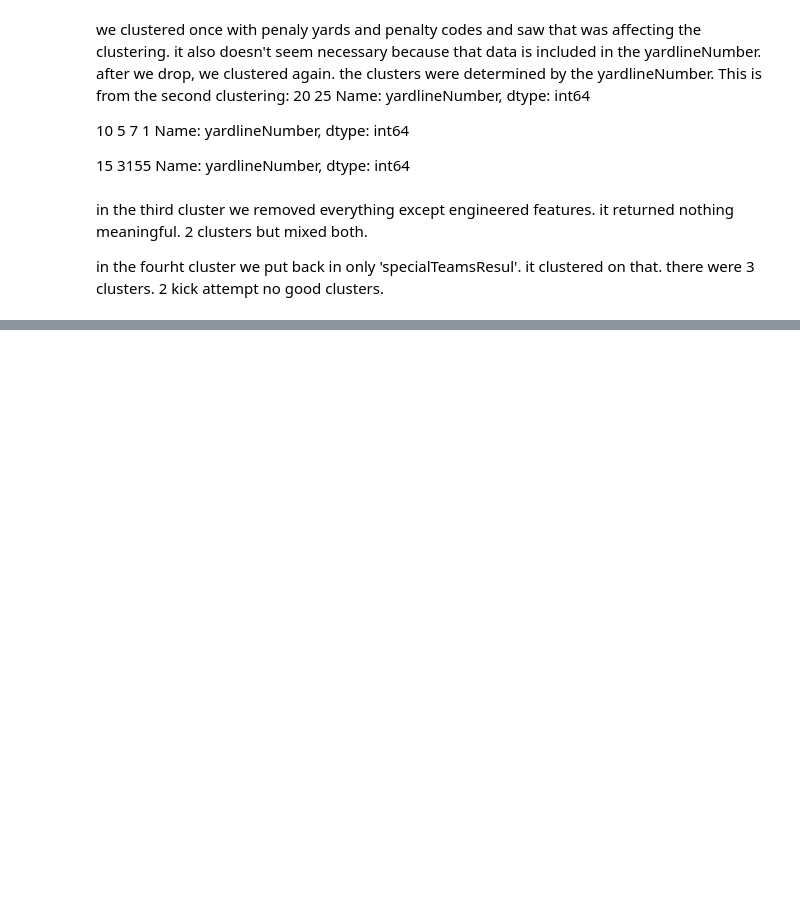
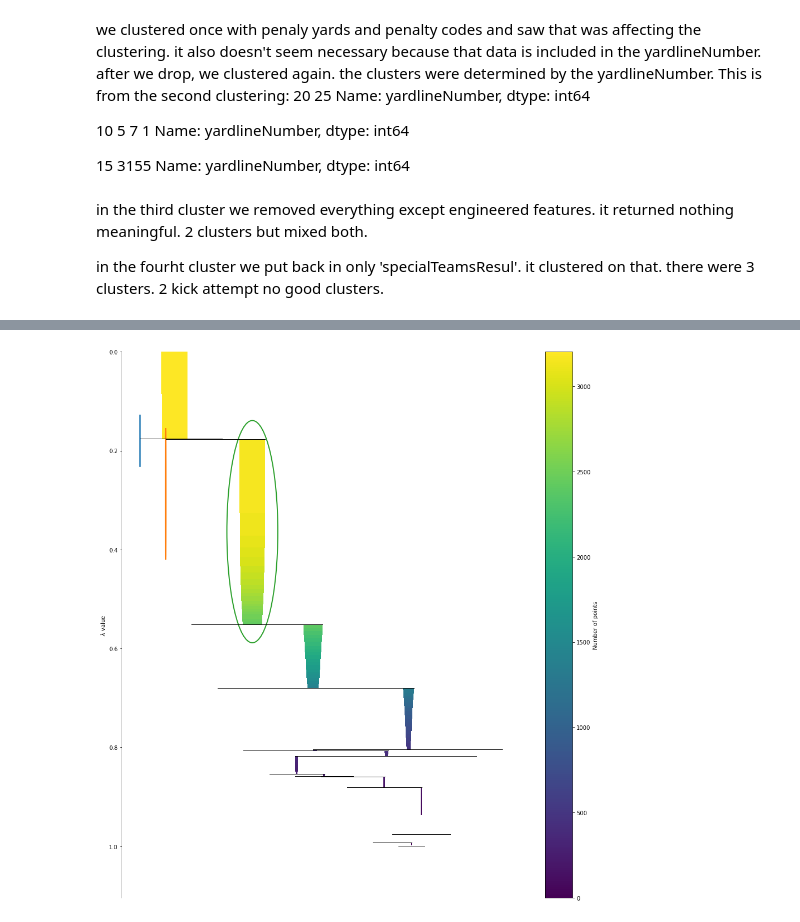
Before and after one commit to egrace479/NFL-BDB-2022, a Jupyter notebook: extra_point_clustering.ipynb, the cells around one changed output, grey strips where cells are left out. Cells and saved outputs as stored; diff of their text form; code cells hidden in the pictures; blank space fills up the shorter version.

```diff
--- a/extra_point_clustering.ipynb
+++ b/extra_point_clustering.ipynb
@@ -306,36 +276,36 @@ def preprocess_ep_specific2(ep_plays):
     #need to drop nulls for clustering
 
 
-    ep_df= ep_plays[useful_cols].dropna()
+    ep_df2= ep_plays[useful_cols].dropna()
 
 
     #one-hot-encode SpecialTeamsResult and penaltyCodes
-    le_str = LabelEncoder()
+    le_str2 = LabelEncoder()
     #le_pc = LabelEncoder()
-    ohe_str = le_str.fit_transform(ep_df['specialTeamsResult'])
+    ohe_str2 = le_str2.fit_transform(ep_df2['specialTeamsResult'])
     #ohe_pc = le_pc.fit_transform(ep_df['penaltyCodes'])
     #new_eps = ep_df.drop(['specialTeamsResult', 'penaltyCodes'], axis=1)
-    new_eps = ep_df.drop(['specialTeamsResult'], axis=1)
-    new_eps['specialTeamsResult'] = ohe_str
+    new_eps2 = ep_df2.drop(['specialTeamsResult'], axis=1)
+    new_eps2['specialTeamsResult'] = ohe_str2
     #new_eps['penaltyCodes'] = ohe_pc
 
     #scale data, but only non-categorical columns
-    scale = StandardScaler()
-    ep_scale = scale.fit_transform(new_eps)
+    scale2 = StandardScaler()
+    ep_scale2 = scale2.fit_transform(new_eps2)
     #TO-DO QUESTION: do we want to scale categoricals too? No
 
     #make this back into a data frame
-    ep_scale = pd.DataFrame(ep_scale, columns = new_eps.columns)
+    ep_scale2 = pd.DataFrame(ep_scale2, columns = new_eps2.columns)
 
     #add categorical columns back
-    ep_scale['specialTeamsResult'] = ohe_str
+    ep_scale2['specialTeamsResult'] = ohe_str2
     #ep_scale['penaltyCodes'] = ohe_pc
     #we are running a distance dependent algorithm
-    return ep_df, ep_scale
+    return ep_df2, ep_scale2
 # %%
-ep_df, ep_scale = preprocess_ep_specific2(extra_point_df)
+ep_df2, ep_scale2 = preprocess_ep_specific2(extra_point_df)
 # %%
-model2_results = model2.fit(ep_scale)
+model2_results = model2.fit(ep_scale2)
 # %%
 model2_results.labels_.max()
 # %% [output]
@@ -734,0 +643,6 @@ in the fourht cluster we put back in only 'specialTeamsResul'. it clustered on t
+# %%
+plt.figure(figsize = (16,18))
+model2.condensed_tree_.plot(select_clusters=True, selection_palette=sns.color_palette())
+plt.show()
+# %% [output]
+[figure, added]
```
Also changed, not shown: parts of 63 cells of this notebook.
